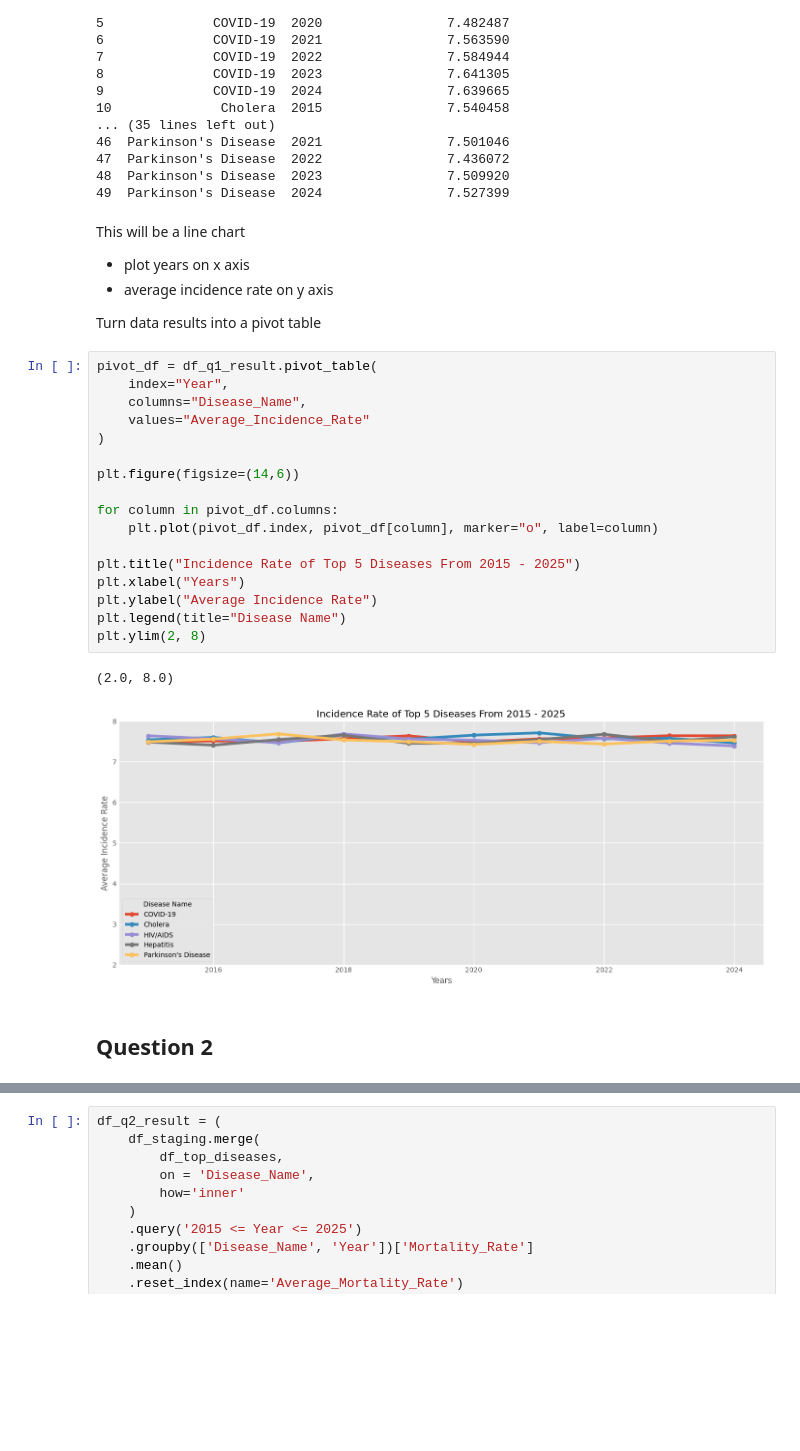
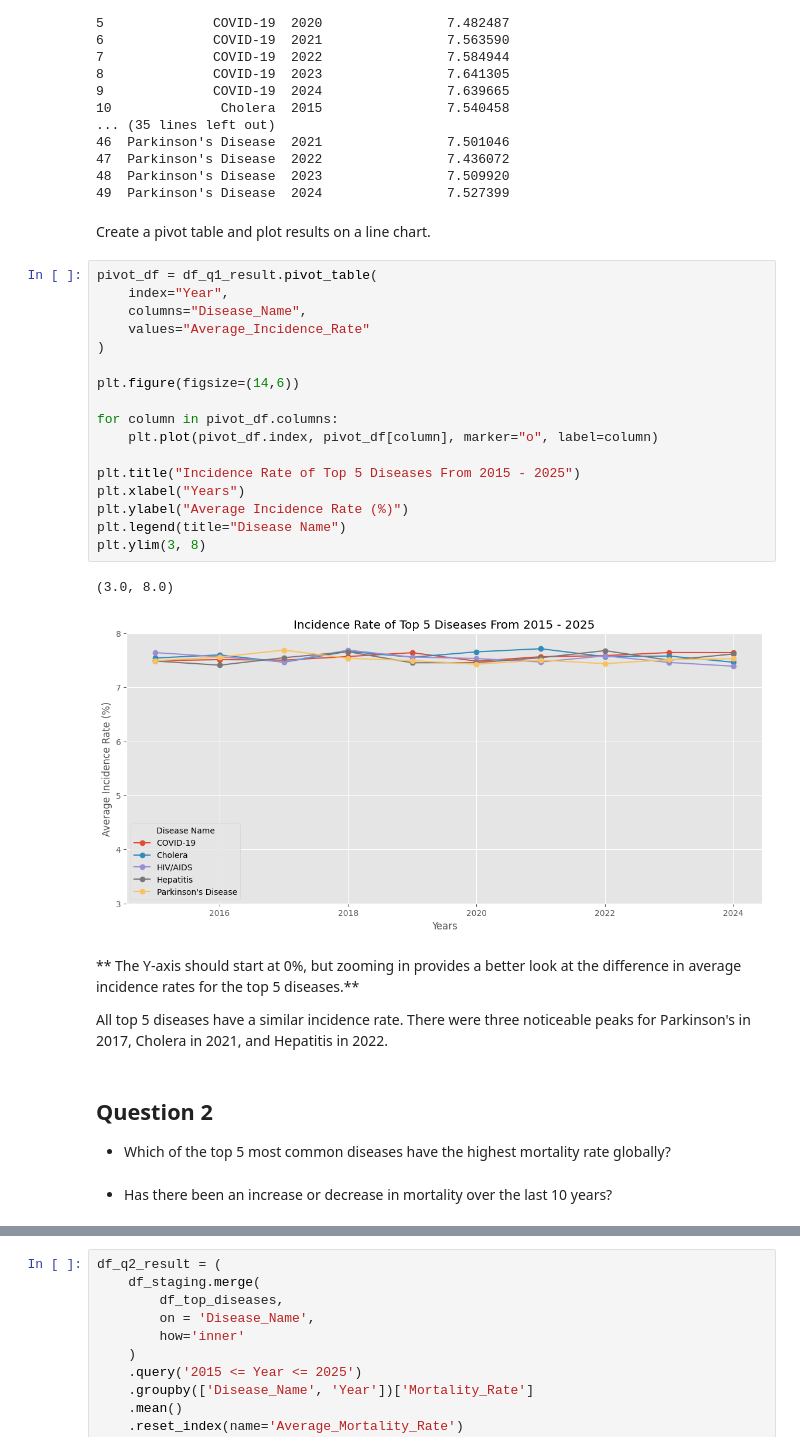
Before and after one commit to AipuAmeh/Global-Health-Stats, a Jupyter notebook: main.ipynb, the cells around one changed output, grey strips where cells are left out. Saved outputs shown, nothing was run; the diff lists cells and outputs as text; blank space fills up the shorter version.

Commit message:
completed all the charts for notebook, next step cleaning it up

```diff
--- a/main.ipynb
+++ b/main.ipynb
@@ -78,30 +78,33 @@ print(df_q1_result)
 48  Parkinson's Disease  2023                7.509920
 49  Parkinson's Disease  2024                7.527399
 # %% [markdown]
-This will be a line chart
-- plot years on x axis
-- average incidence rate on y axis
-
-Turn data results into a pivot table
+Create a pivot table and plot results on a line chart.
 # %%
 pivot_df = df_q1_result.pivot_table(
     index="Year",
     columns="Disease_Name",
     values="Average_Incidence_Rate"
 )
 
 plt.figure(figsize=(14,6))
 
 for column in pivot_df.columns:
     plt.plot(pivot_df.index, pivot_df[column], marker="o", label=column)
 
 plt.title("Incidence Rate of Top 5 Diseases From 2015 - 2025")
 plt.xlabel("Years")
-plt.ylabel("Average Incidence Rate")
+plt.ylabel("Average Incidence Rate (%)")
 plt.legend(title="Disease Name")
-plt.ylim(2, 8)
+plt.ylim(3, 8)
 # %% [output]
-(2.0, 8.0)
+(3.0, 8.0)
-[figure, old version]
+[figure, new version]
+# %% [markdown]
+** The Y-axis should start at 0%, but zooming in provides a better look at the difference in average incidence rates for the top 5 diseases.**
+
+All top 5 diseases have a similar incidence rate. There were three noticeable peaks for Parkinson's in 2017, Cholera in 2021, and Hepatitis in 2022.
 # %% [markdown]
 ## Question 2
+* Which of the top 5 most common diseases have the highest mortality rate globally?
+# %% [markdown]
+* Has there been an increase or decrease in mortality over the last 10 years?
```
Also changed, not shown: parts of 27 cells of this notebook.
